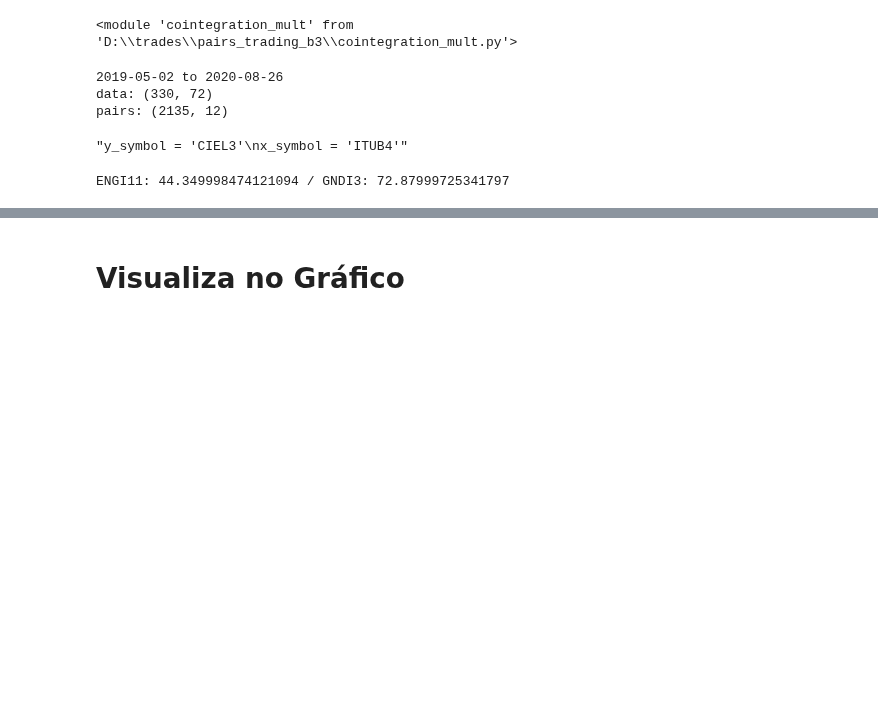
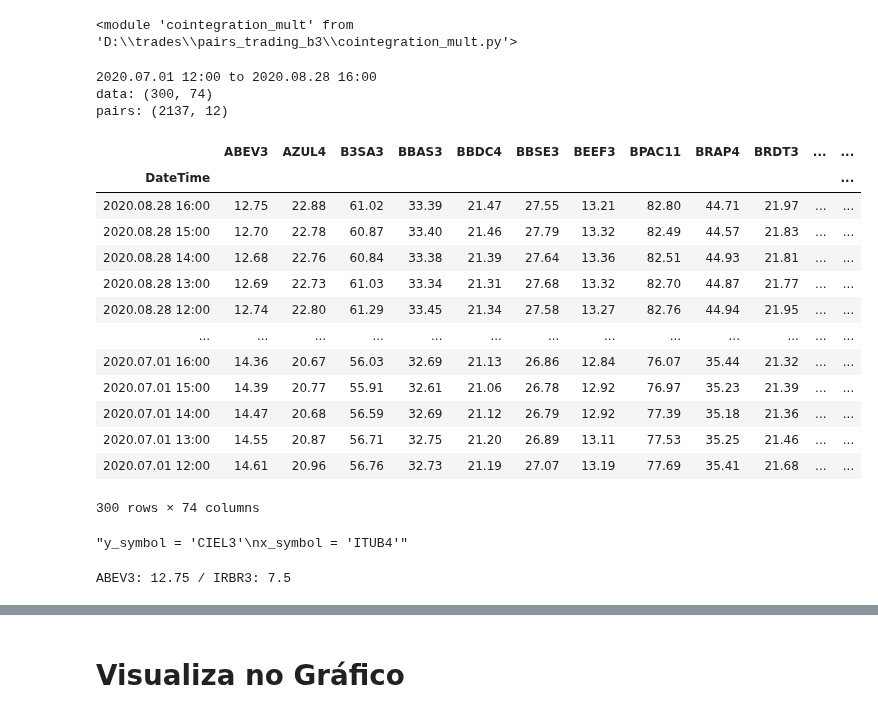
Before and after one commit to andreolvgomes/long-short-by-cointegration, a Jupyter notebook: BackTest.ipynb, the cells around one changed output, grey strips where cells are left out. Saved outputs shown, nothing was run; the diff lists cells and outputs as text; code cells hidden in the pictures; blank space fills up the shorter version.

```diff
--- a/BackTest.ipynb
+++ b/BackTest.ipynb
@@ -297,15 +298,32 @@ path_data = 'datasets/data.csv'
 # %%
-data = pd.read_csv(path_data_yahoo, index_col=0)
-data = data[::-1]
+data = pd.read_csv(path_data_meta, index_col=0)
+#data = data[::-1]
 pairs = pd.read_csv('datasets/cointegrated_pairs_mult.csv')
 
 print('{} to {}'.format(data.index[-1], data.index[0]))
 print('data: {}'.format(data.shape))
 print('pairs: {}'.format(pairs.shape))
 # %% [output]
-2019-05-02 to 2020-08-26
-data: (330, 72)
-pairs: (2135, 12)
+2020.07.01 12:00 to 2020.08.28 16:00
+data: (300, 74)
+pairs: (2137, 12)
+# %%
+data
+# %% [output]
+|  | ABEV3 | AZUL4 | B3SA3 | BBAS3 | BBDC4 | BBSE3 | BEEF3 | BPAC11 | BRAP4 | BRDT3 | ... | ... |
+| DateTime |  |  |  |  |  |  |  |  |  |  |  | ... |
+| 2020.08.28 16:00 | 12.75 | 22.88 | 61.02 | 33.39 | 21.47 | 27.55 | 13.21 | 82.80 | 44.71 | 21.97 | ... | ... |
+| 2020.08.28 15:00 | 12.70 | 22.78 | 60.87 | 33.40 | 21.46 | 27.79 | 13.32 | 82.49 | 44.57 | 21.83 | ... | ... |
+| 2020.08.28 14:00 | 12.68 | 22.76 | 60.84 | 33.38 | 21.39 | 27.64 | 13.36 | 82.51 | 44.93 | 21.81 | ... | ... |
+| 2020.08.28 13:00 | 12.69 | 22.73 | 61.03 | 33.34 | 21.31 | 27.68 | 13.32 | 82.70 | 44.87 | 21.77 | ... | ... |
+| 2020.08.28 12:00 | 12.74 | 22.80 | 61.29 | 33.45 | 21.34 | 27.58 | 13.27 | 82.76 | 44.94 | 21.95 | ... | ... |
+| ... | ... | ... | ... | ... | ... | ... | ... | ... | ... | ... | ... | ... |
+| 2020.07.01 16:00 | 14.36 | 20.67 | 56.03 | 32.69 | 21.13 | 26.86 | 12.84 | 76.07 | 35.44 | 21.32 | ... | ... |
+| 2020.07.01 15:00 | 14.39 | 20.77 | 55.91 | 32.61 | 21.06 | 26.78 | 12.92 | 76.97 | 35.23 | 21.39 | ... | ... |
+| 2020.07.01 14:00 | 14.47 | 20.68 | 56.59 | 32.69 | 21.12 | 26.79 | 12.92 | 77.39 | 35.18 | 21.36 | ... | ... |
+| 2020.07.01 13:00 | 14.55 | 20.87 | 56.71 | 32.75 | 21.20 | 26.89 | 13.11 | 77.53 | 35.25 | 21.46 | ... | ... |
+| 2020.07.01 12:00 | 14.61 | 20.96 | 56.76 | 32.73 | 21.19 | 27.07 | 13.19 | 77.69 | 35.41 | 21.68 | ... | ... |
+300 rows × 74 columns
 # %%
 # pares para analisar e melhorar o backtest
 """y_symbol = 'CIEL3'
@@ -322,14 +340,14 @@ x_symbol = 'ITUB4'"""
 y_symbol = 'B3SA3'
 x_symbol = 'ELET3'
 
-y_symbol = 'ENGI11'
-x_symbol = 'GNDI3'
+y_symbol = 'ABEV3'
+x_symbol = 'IRBR3'
 
 period = 100
 print('{}: {} / {}: {}'.format(y_symbol, data[y_symbol][0], x_symbol, data[x_symbol][0]))
 #mult.plot_residue(mult.residue(data[y_symbol], data[x_symbol], period))
 # %% [output]
-ENGI11: 44.349998474121094 / GNDI3: 72.87999725341797
+ABEV3: 12.75 / IRBR3: 7.5
 # %%
 coef_fixed = False
 invert_pair = False
```
Also changed, not shown: parts of 5 cells of this notebook, 5 other files.
